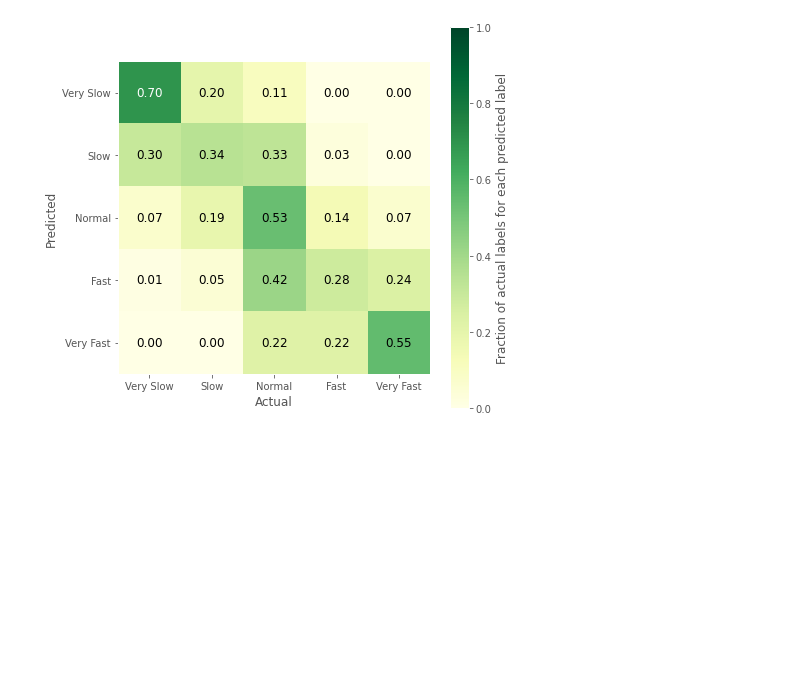
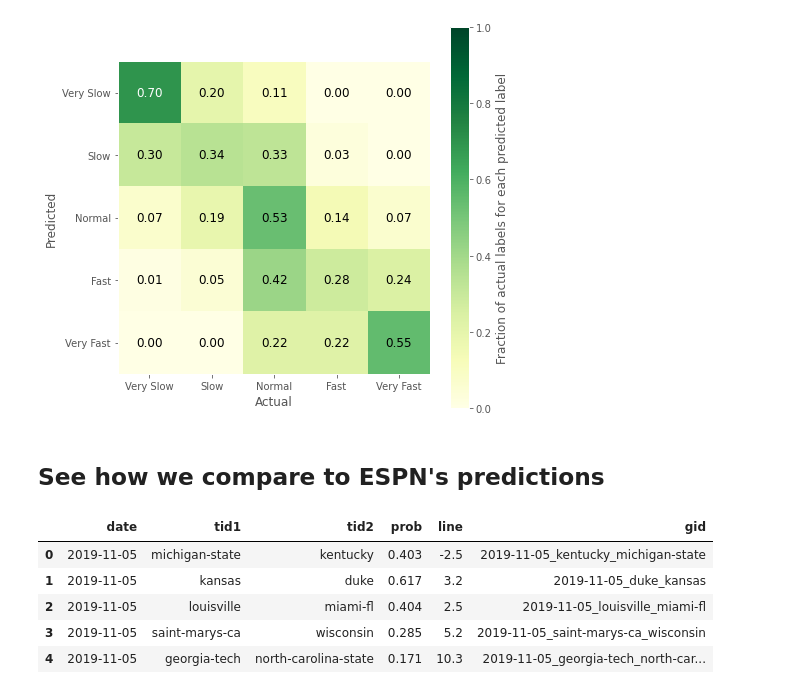
Before and after one commit to bjmarsh/WatchCBB, a Jupyter notebook: notebooks/game_model_train.ipynb, the cells around one changed output. Cells and saved outputs as stored; diff of their text form; code cells hidden in the pictures; blank space fills up the shorter version.

```diff
--- a/notebooks/game_model_train.ipynb
+++ b/notebooks/game_model_train.ipynb
@@ -626,3 +637,23 @@ Accuracy (exact quintile, +-1 quintile): 0.473 0.878
  [0.00998004 0.0499002  0.41716567 0.28143713 0.24151697]
  [0.         0.         0.2248062  0.2248062  0.5503876 ]]
 [figure]
+# %% [markdown]
+## See how we compare to ESPN's predictions
+# %%
+dfs = []
+for f in sorted(glob.glob('../data/espn_preds/*.txt')):
+    dfs.append(pd.read_csv(f, names=['date','tid1','tid2','prob','line']))
+df_espn = pd.concat(dfs)
+def get_gid(row):
+    tid1, tid2 = sorted((row.tid1,row.tid2))
+    return '{0}_{1}_{2}'.format(row.date, tid1, tid2)
+df_espn['gid'] = df_espn.apply(get_gid, axis=1)
+df_espn['prob'] = df_espn.apply(lambda row: 1-row.prob if row.tid1<row.tid2 else row.prob, axis=1)
+df_espn.head()
+# %% [output]
+|  | date | tid1 | tid2 | prob | line | gid |
+| 0 | 2019-11-05 | michigan-state | kentucky | 0.403 | -2.5 | 2019-11-05_kentucky_michigan-state |
+| 1 | 2019-11-05 | kansas | duke | 0.617 | 3.2 | 2019-11-05_duke_kansas |
+| 2 | 2019-11-05 | louisville | miami-fl | 0.404 | 2.5 | 2019-11-05_louisville_miami-fl |
+| 3 | 2019-11-05 | saint-marys-ca | wisconsin | 0.285 | 5.2 | 2019-11-05_saint-marys-ca_wisconsin |
+| 4 | 2019-11-05 | georgia-tech | north-carolina-state | 0.171 | 10.3 | 2019-11-05_georgia-tech_north-car... |
```
Also changed, not shown: parts of 5 cells of this notebook, 3 other files.
